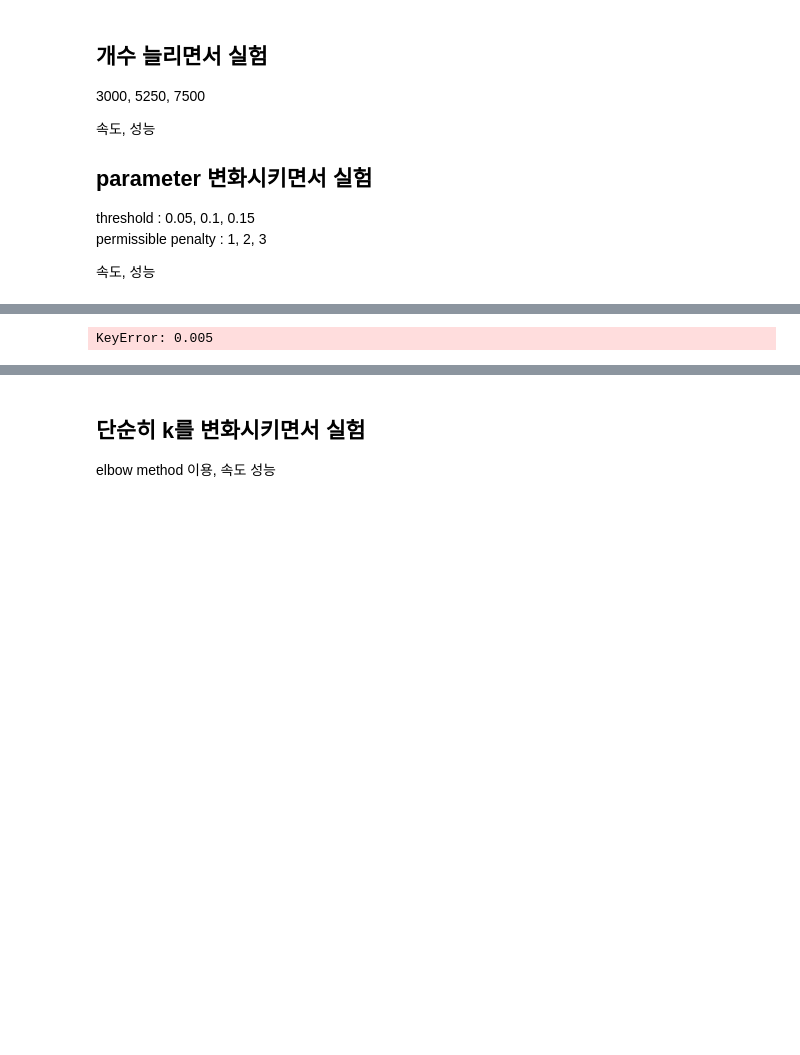
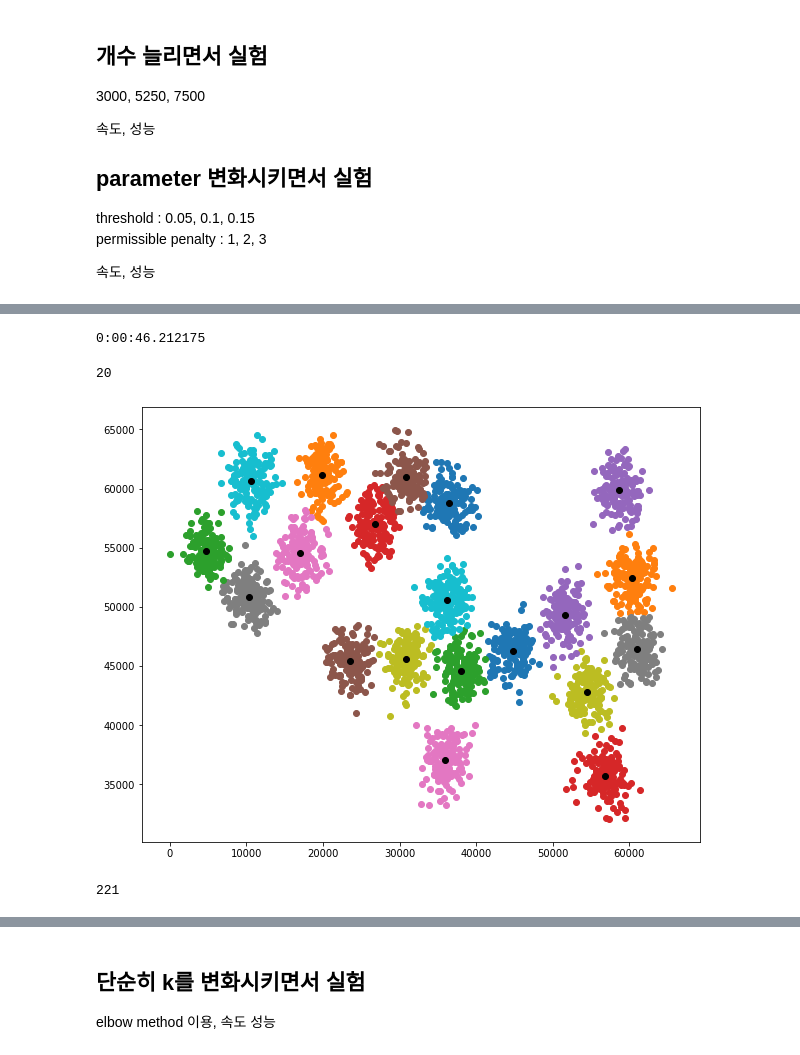
Before and after one commit to optboy/k-means, a Jupyter notebook: k-means.ipynb, the cells around one changed output, grey strips where cells are left out. Cells and saved outputs as stored; diff of their text form; code cells hidden in the pictures; blank space fills up the shorter version.

```diff
--- a/k-means.ipynb
+++ b/k-means.ipynb
@@ -51,6 +51,8 @@ class K_Means:
         self.centroids = centroids
         if self.centroids is not None:
             self.k = len(centroids)
+        get_colors = lambda n: list(map(lambda i: "#" + "%06x" % random.randint(0, 0xFFFFFF),range(n)))
+        self.color = get_colors(100)
 
     def fit(self, data):
         self.dist_l = []
@@ -460,4 +417,12 @@ with open('result_3.pickle', 'rb') as handle:
 # %%
-pickle_result_3['a1.txt'][0.01][0]['model'].draw_plot(0,1)
+pickle_result_3['a1.txt'][0.01][1]['model'].draw_plot(0,1)
+print(pickle_result_3['a1.txt'][0.01][1]['time'])
+len(pickle_result_3['a1.txt'][0.01][1]['model'].centroids)
 # %% [output]
-KeyError: 0.005
+0:00:46.212175
+20
+[figure, added]
+# %%
+3*60+41
+# %% [output]
+221
```
Also changed, not shown: parts of 39 cells of this notebook, 1 other file.
